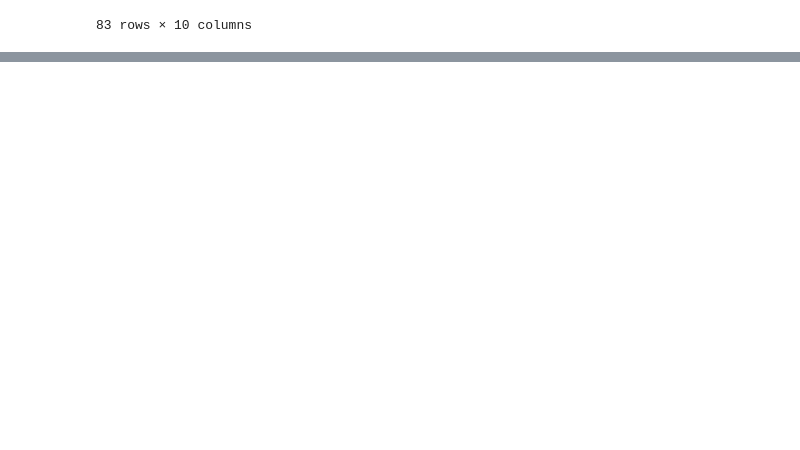
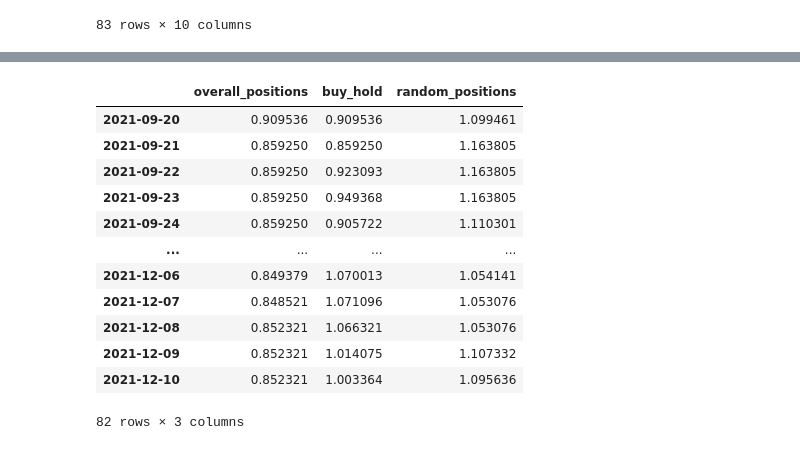
Before and after one commit to marcosan93/Medium-Misc-Tutorials, a Jupyter notebook: Crypto-Tutorials/Sentiment-TimeSeries-Crypto.ipynb, the cells around one changed output, grey strips where cells are left out. Cells and saved outputs as stored; diff of their text form; code cells hidden in the pictures; blank space fills up the shorter version.

Commit message:
performed backtest

```diff
--- a/Crypto-Tutorials/Sentiment-TimeSeries-Crypto.ipynb
+++ b/Crypto-Tutorials/Sentiment-TimeSeries-Crypto.ipynb
@@ -347,0 +333,5 @@ Name: close, Length: 460, dtype: float64
+# %%
+# Getting log returns during the time period set by the positions before
+log_returns = prices[['ds', 'close']].set_index(
+    'ds'
+).loc[positions.index].apply(np.log).diff()
@@ -347,0 +356,17 @@ Name: close, Length: 460, dtype: float64
+# %%
+# The positions to backtest (shifted ahead by 1 to prevent lookahead bias)
+bt_positions = positions[['overall_positions', 'buy_hold', 'random_positions']].shift(1)
+
+
+# The returns during the backtest
+returns = bt_positions.multiply(
+    log_returns['close'],
+    axis=0
+)
+
+# Inversing the log returns to get daily portfolio balance
+performance = returns.cumsum().apply(
+    np.exp
+).dropna().fillna(
+    method='ffill'
+)
@@ -347,0 +387,16 @@ Name: close, Length: 460, dtype: float64
+# %%
+performance
+# %% [output]
+|  | overall_positions | buy_hold | random_positions |
+| 2021-09-20 | 0.909536 | 0.909536 | 1.099461 |
+| 2021-09-21 | 0.859250 | 0.859250 | 1.163805 |
+| 2021-09-22 | 0.859250 | 0.923093 | 1.163805 |
+| 2021-09-23 | 0.859250 | 0.949368 | 1.163805 |
+| 2021-09-24 | 0.859250 | 0.905722 | 1.110301 |
+| ... | ... | ... | ... |
+| 2021-12-06 | 0.849379 | 1.070013 | 1.054141 |
+| 2021-12-07 | 0.848521 | 1.071096 | 1.053076 |
+| 2021-12-08 | 0.852321 | 1.066321 | 1.053076 |
+| 2021-12-09 | 0.852321 | 1.014075 | 1.107332 |
+| 2021-12-10 | 0.852321 | 1.003364 | 1.095636 |
+82 rows × 3 columns
```
Also changed, not shown: parts of 5 cells of this notebook.
